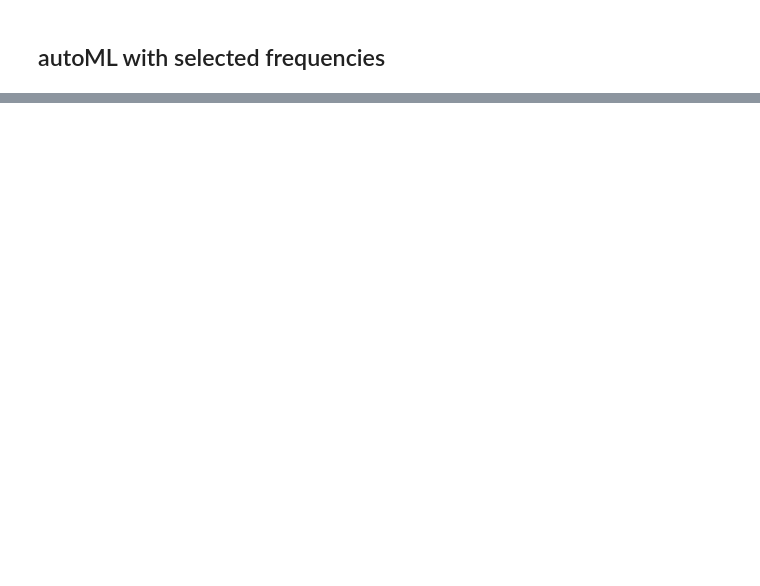
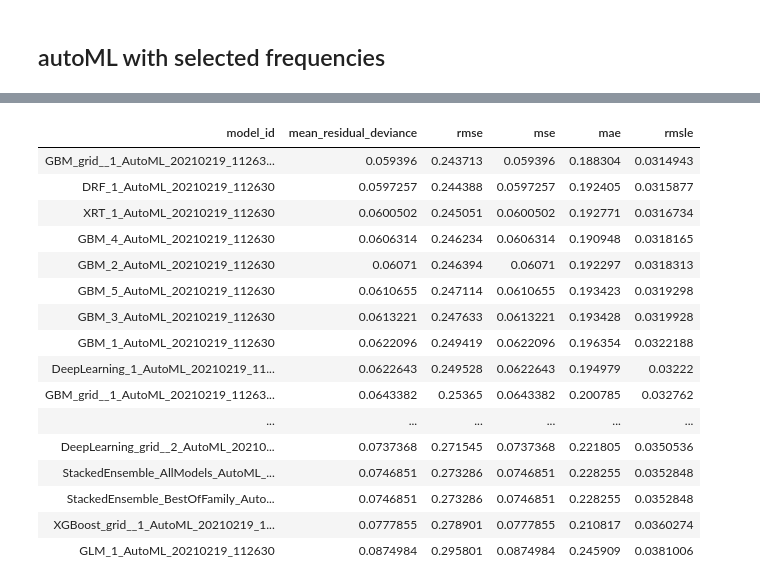
Before and after one commit to JCardenasRdz/acidoCEST_Machine_Learning, a Jupyter notebook: Frequency_selection.ipynb, the cells around one changed output, grey strips where cells are left out. Saved outputs shown, nothing was run; the diff lists cells and outputs as text; code cells hidden in the pictures; blank space fills up the shorter version.

```diff
--- a/Frequency_selection.ipynb
+++ b/Frequency_selection.ipynb
@@ -317,0 +456,22 @@ Name: pH, dtype: int64
+# %%
+# View the AutoML Leaderboard
+lb = aml2.leaderboard
+lb.head(rows=lb.nrows)  # Print all rows instead of default (10 rows)
+# %% [output]
+| model_id | mean_residual_deviance | rmse | mse | mae | rmsle |
+| GBM_grid__1_AutoML_20210219_11263... | 0.059396 | 0.243713 | 0.059396 | 0.188304 | 0.0314943 |
+| DRF_1_AutoML_20210219_112630 | 0.0597257 | 0.244388 | 0.0597257 | 0.192405 | 0.0315877 |
+| XRT_1_AutoML_20210219_112630 | 0.0600502 | 0.245051 | 0.0600502 | 0.192771 | 0.0316734 |
+| GBM_4_AutoML_20210219_112630 | 0.0606314 | 0.246234 | 0.0606314 | 0.190948 | 0.0318165 |
+| GBM_2_AutoML_20210219_112630 | 0.06071 | 0.246394 | 0.06071 | 0.192297 | 0.0318313 |
+| GBM_5_AutoML_20210219_112630 | 0.0610655 | 0.247114 | 0.0610655 | 0.193423 | 0.0319298 |
+| GBM_3_AutoML_20210219_112630 | 0.0613221 | 0.247633 | 0.0613221 | 0.193428 | 0.0319928 |
+| GBM_1_AutoML_20210219_112630 | 0.0622096 | 0.249419 | 0.0622096 | 0.196354 | 0.0322188 |
+| DeepLearning_1_AutoML_20210219_11... | 0.0622643 | 0.249528 | 0.0622643 | 0.194979 | 0.03222 |
+| GBM_grid__1_AutoML_20210219_11263... | 0.0643382 | 0.25365 | 0.0643382 | 0.200785 | 0.032762 |
+| ... | ... | ... | ... | ... | ... |
+| DeepLearning_grid__2_AutoML_20210... | 0.0737368 | 0.271545 | 0.0737368 | 0.221805 | 0.0350536 |
+| StackedEnsemble_AllModels_AutoML_... | 0.0746851 | 0.273286 | 0.0746851 | 0.228255 | 0.0352848 |
+| StackedEnsemble_BestOfFamily_Auto... | 0.0746851 | 0.273286 | 0.0746851 | 0.228255 | 0.0352848 |
+| XGBoost_grid__1_AutoML_20210219_1... | 0.0777855 | 0.278901 | 0.0777855 | 0.210817 | 0.0360274 |
+| GLM_1_AutoML_20210219_112630 | 0.0874984 | 0.295801 | 0.0874984 | 0.245909 | 0.0381006 |
```
Also changed, not shown: parts of 27 cells of this notebook, 49 other files.
